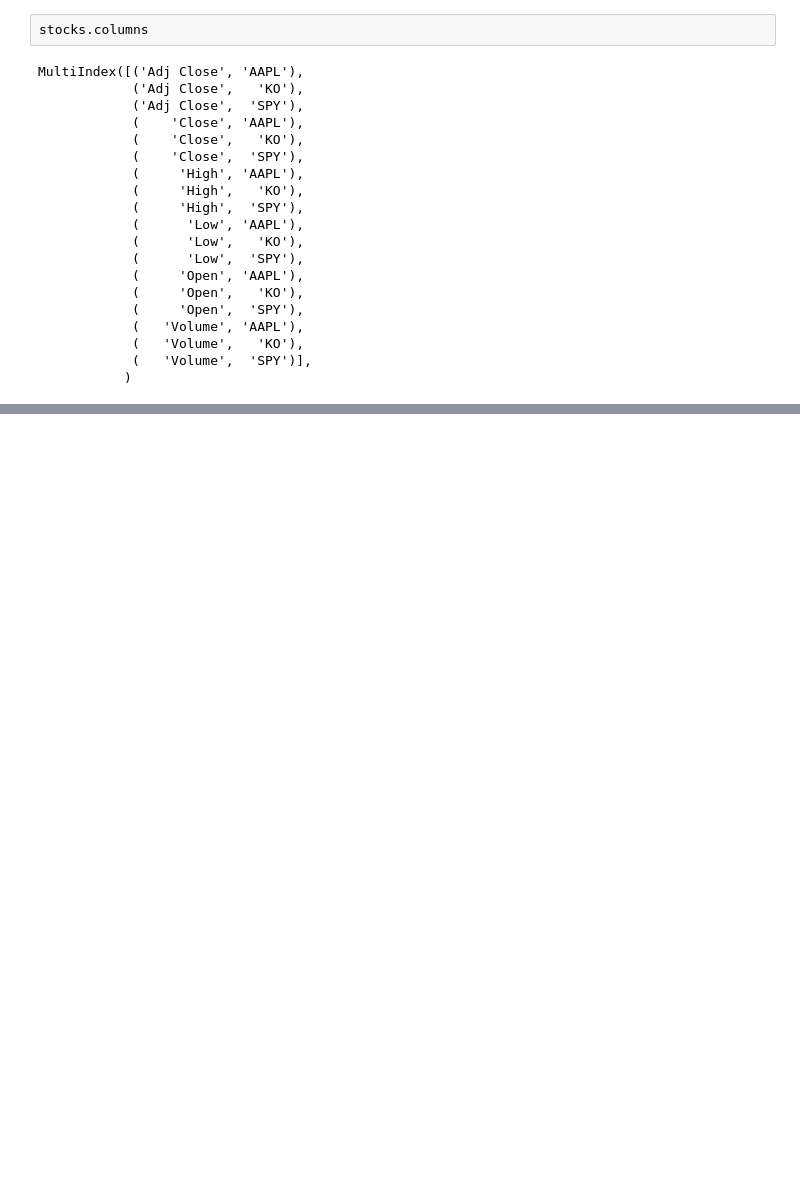
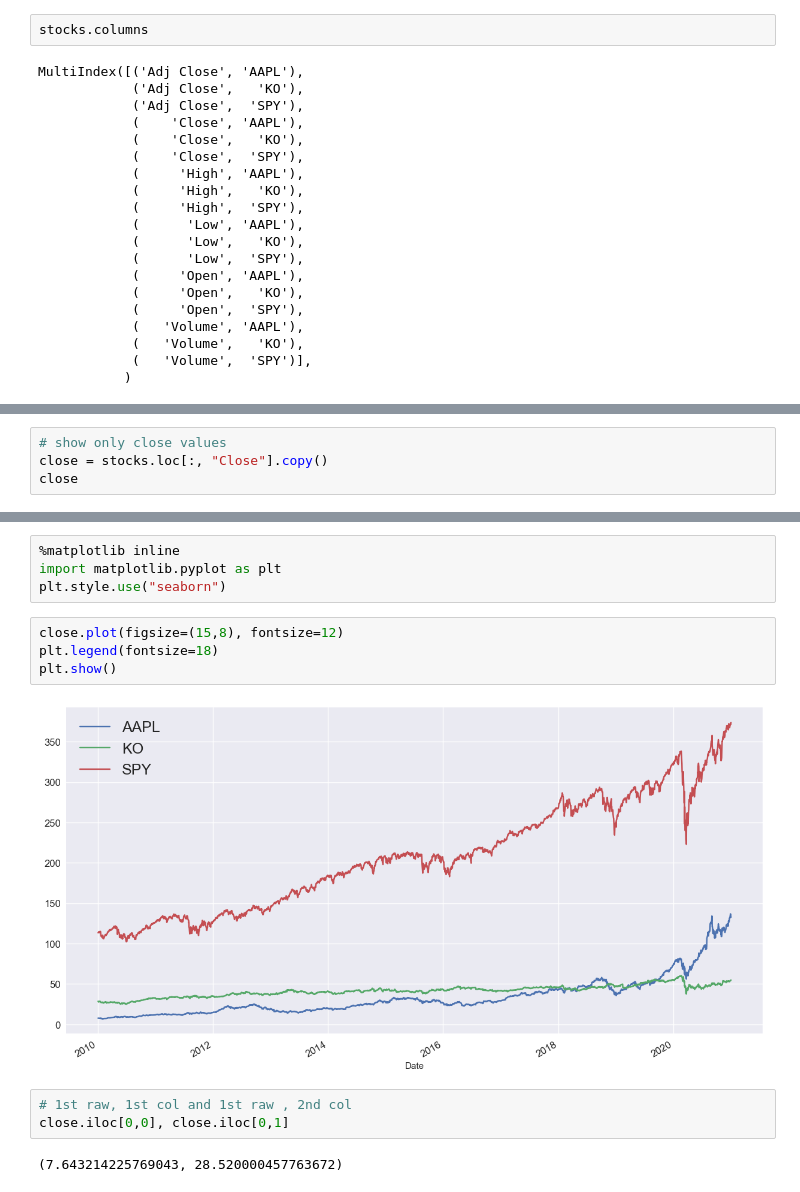
Before and after one commit to dilanHewawitharana/Algorithmic-Trading-Python, a Jupyter notebook: Algorithmic Trading Python 2023 - FULL TUTORIAL Beginner.ipynb, the cells around one changed output, grey strips where cells are left out. Drawn from its saved outputs; the diff is of its cells as text; blank space fills up the shorter version.

```diff
--- a/Algorithmic Trading Python 2023 - FULL TUTORIAL Beginner.ipynb
+++ b/Algorithmic Trading Python 2023 - FULL TUTORIAL Beginner.ipynb
@@ -269,0 +271,4 @@ stocks.describe()
+# %%
+# show only close values
+close = stocks.loc[:, "Close"].copy()
+close
@@ -269,0 +290,15 @@ stocks.describe()
+# %%
+%matplotlib inline
+import matplotlib.pyplot as plt
+plt.style.use("seaborn")
+# %%
+close.plot(figsize=(15,8), fontsize=12)
+plt.legend(fontsize=18)
+plt.show()
+# %% [output]
+[figure, added]
+# %%
+# 1st raw, 1st col and 1st raw , 2nd col
+close.iloc[0,0], close.iloc[0,1]
+# %% [output]
+(7.643214225769043, 28.520000457763672)
```
Also changed, not shown: parts of 42 cells of this notebook, 1 other file.
